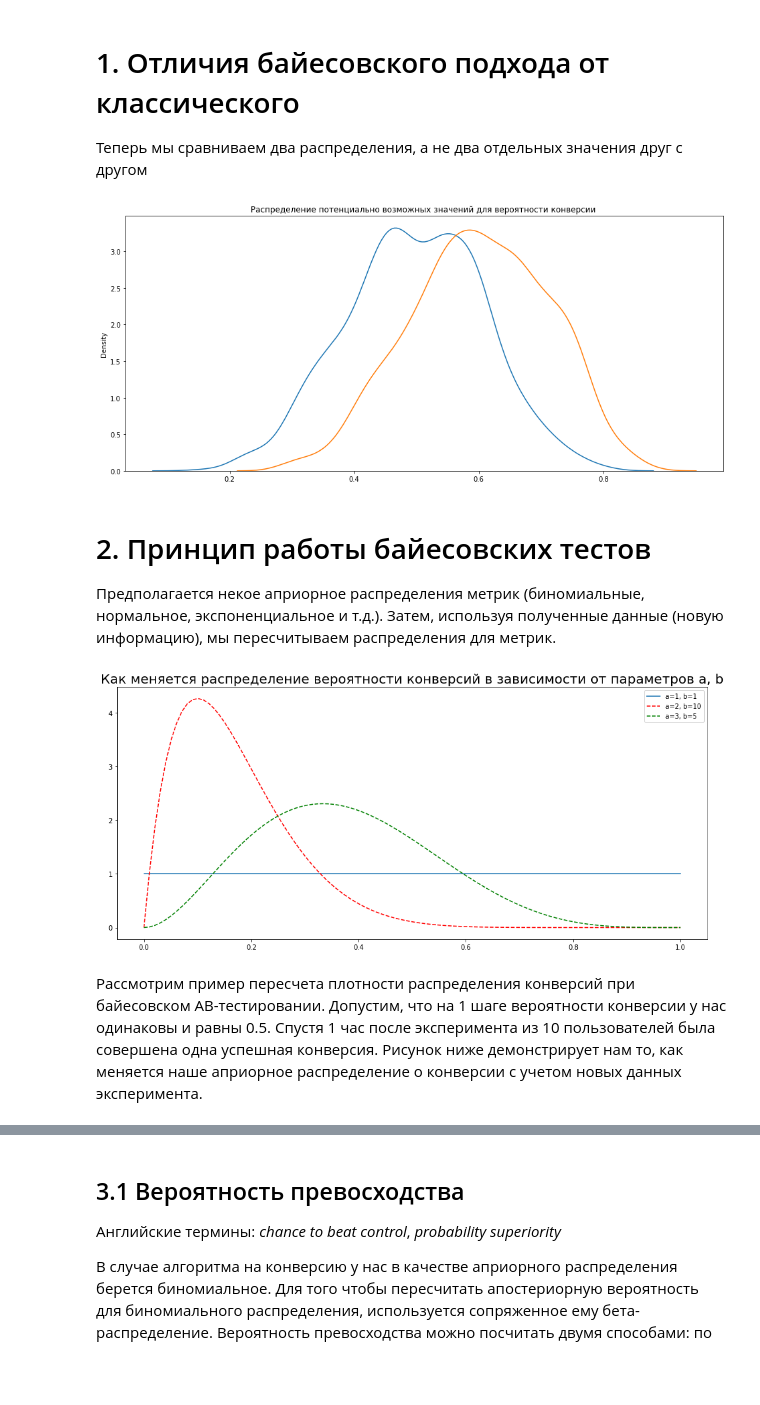
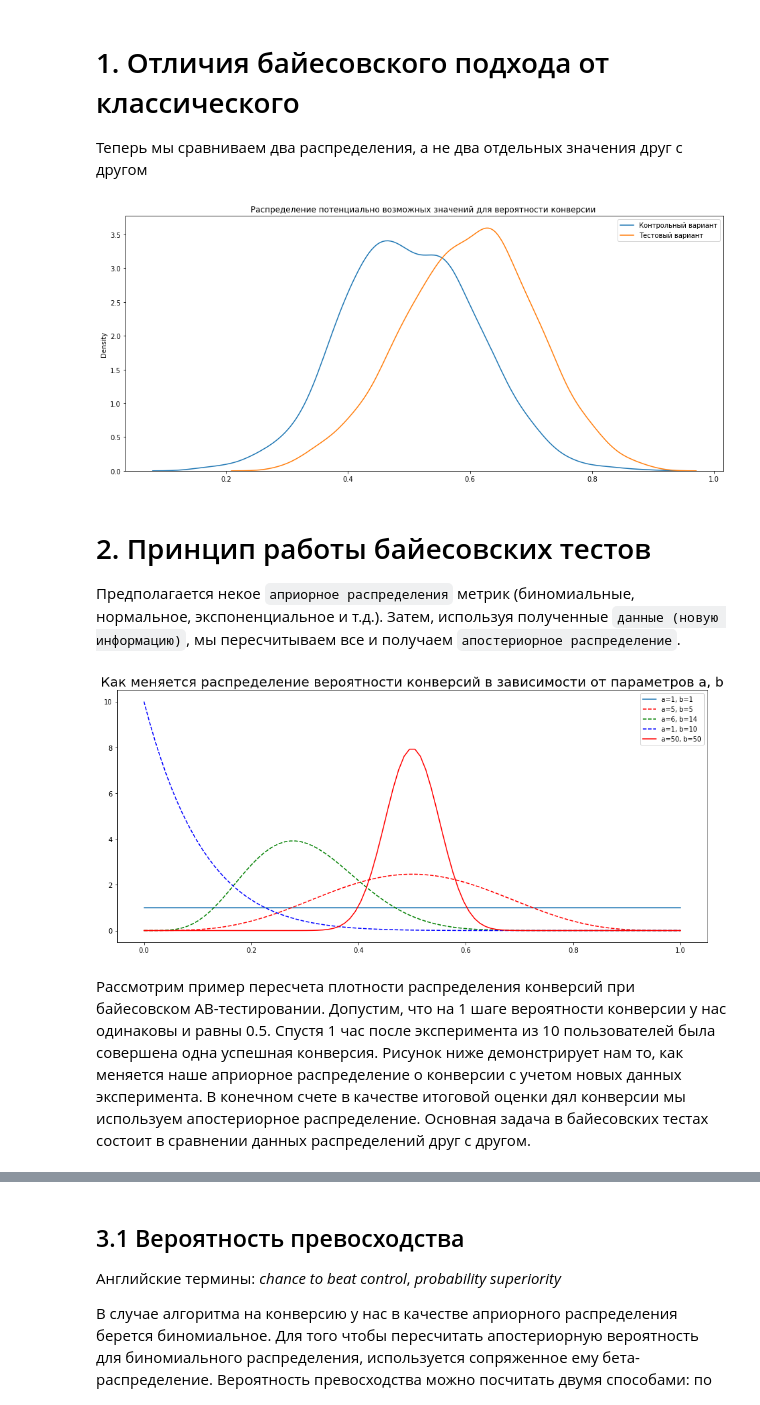
Before and after one commit to iakubovskii7/AB, a Jupyter notebook: knowledge-base/Bayesian_algorithms.ipynb, the cells around one changed output, grey strips where cells are left out. Drawn from its saved outputs; the diff is of its cells as text; code cells hidden in the pictures; blank space fills up the shorter version.

```diff
--- a/knowledge-base/Bayesian_algorithms.ipynb
+++ b/knowledge-base/Bayesian_algorithms.ipynb
@@ -38,30 +40,34 @@ https://docs.google.com/document/d/1JH4tsAXeVObgKDd73JSCBB6acGZHU3mVDiglAfYopFA/
 sns.distplot(np.random.beta(10, 10, 1000), kde=True, hist=False);
 sns.distplot(np.random.beta(12, 8, 1000), kde=True, hist=False);
 plt.title("Распределение потенциально возможных значений для вероятности конверсии ");
+plt.legend(['Контрольный вариант', 'Тестовый вариант']);
 # %% [output]
-[figure, old version]
+[figure, new version]
 # %% [markdown]
 # 2. Принцип работы байесовских тестов
-Предполагается некое априорное распределения метрик (биномиальные, нормальное,
-экспоненциальное и т.д.). Затем, используя полученные данные (новую информацию), мы
-пересчитываем распределения для метрик.
+Предполагается некое `априорное распределения` метрик (биномиальные, нормальное,
+экспоненциальное и т.д.). Затем, используя полученные `данные (новую информацию)`, мы
+пересчитываем все и получаем `апостериорное распределение`.
 # %%
 from scipy.stats import beta
 import matplotlib.pyplot as plt
 import numpy as np
 x = np.linspace(0, 1.0, 100)
 y1 = beta.pdf(x, 1, 1)
-y2 = beta.pdf(x, 2, 10)
-y3 = beta.pdf(x, 3, 5)
-plt.plot(x, y1, "-", x, y2, "r--", x, y3, "g--");
-plt.legend(['a=1, b=1', 'a=2, b=10', 'a=3, b=5']);
-plt.title("Как меняется распределение вероятности конверсий в зависимости от параметров a, b", fontdict={"size": 20});
+y2 = beta.pdf(x, 5, 5)
+y3 = beta.pdf(x, 6, 14)
+y4 = beta.pdf(x, 1, 10)
+y5 = beta.pdf(x, 50, 50)
+plt.plot(x, y1, "-", x, y2, "r--", x, y3, "g--", x, y4, "b--", x, y5, "r-");
+plt.legend(['a=1, b=1', 'a=5, b=5', 'a=6, b=14', 'a=1, b=10', 'a=50, b=50']);
+plt.title("Как меняется распределение вероятности конверсий в зависимости от параметров a, b",
+          fontdict={"size": 20});
 # %% [output]
-[figure, old version]
+[figure, new version]
 # %% [markdown]
 Рассмотрим пример пересчета плотности распределения конверсий при байесовском AB-тестировании.
 Допустим, что на 1 шаге вероятности конверсии у нас одинаковы и равны 0.5.
-Спустя 1 час после эксперимента из 10 пользователей была совершена одна успешная конверсия. Рисунок ниже демонстрирует нам то, как меняется наше априорное распределение о конверсии с учетом новых данных эксперимента.
+Спустя 1 час после эксперимента из 10 пользователей была совершена одна успешная конверсия. Рисунок ниже демонстрирует нам то, как меняется наше априорное распределение о конверсии с учетом новых данных эксперимента. В конечном счете в качестве итоговой оценки дял конверсии мы используем апостериорное распределение. Основная задача в байесовских тестах состоит в сравнении данных распределений друг с другом.
 # %% [markdown]
 ![image.png](attachment:image.png)
 # %% [markdown]
```
Also changed, not shown: parts of 37 cells of this notebook, 2 other files.
